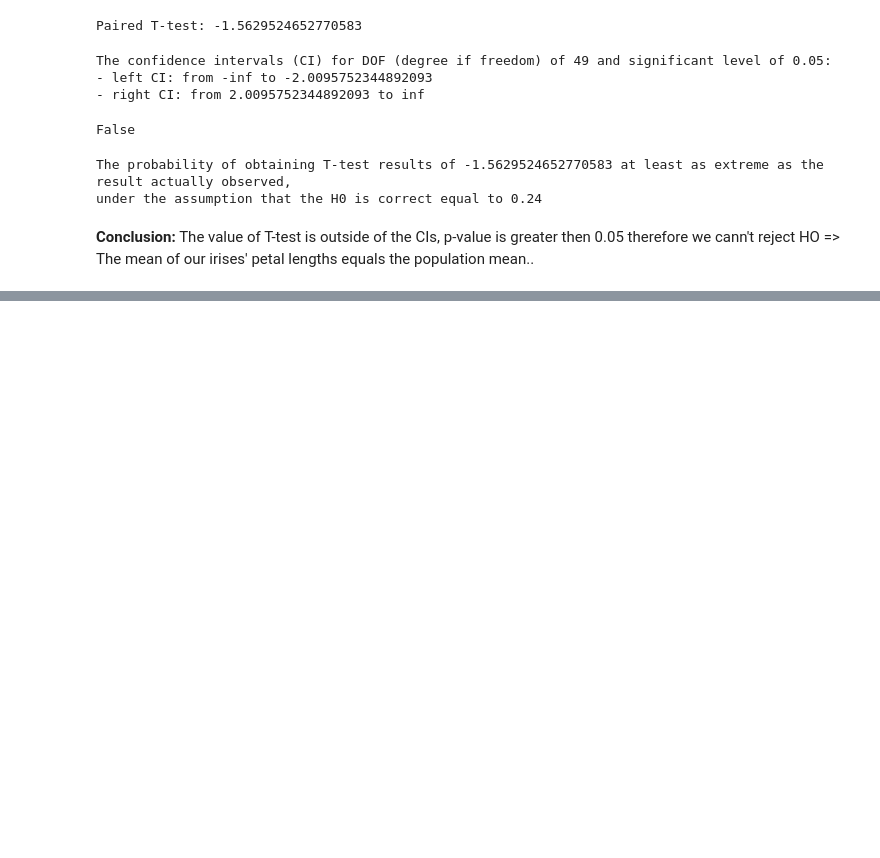
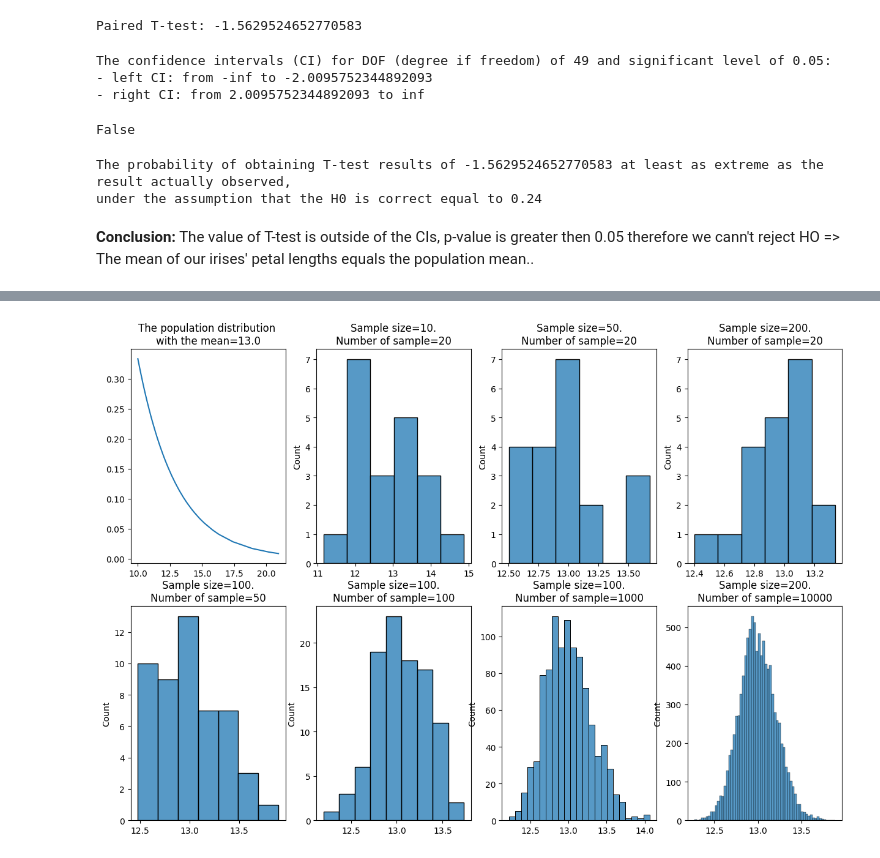
Before and after one commit to aakhterov/ML_algorithms_from_scratch, a Jupyter notebook: statistical_tests_from_scratch.ipynb, the cells around one changed output, grey strips where cells are left out. Drawn from its saved outputs; the diff is of its cells as text; code cells hidden in the pictures; blank space fills up the shorter version.

```diff
--- a/statistical_tests_from_scratch.ipynb
+++ b/statistical_tests_from_scratch.ipynb
@@ -221,0 +293,5 @@ under the assumption that the H0 is correct equal to 0.24
+# %%
+exp_distr = expon(loc=10, scale=3)
+plot_CLT(exp_distr)
+# %% [output]
+[figure, added]
```
Also changed, not shown: parts of 9 cells of this notebook.
